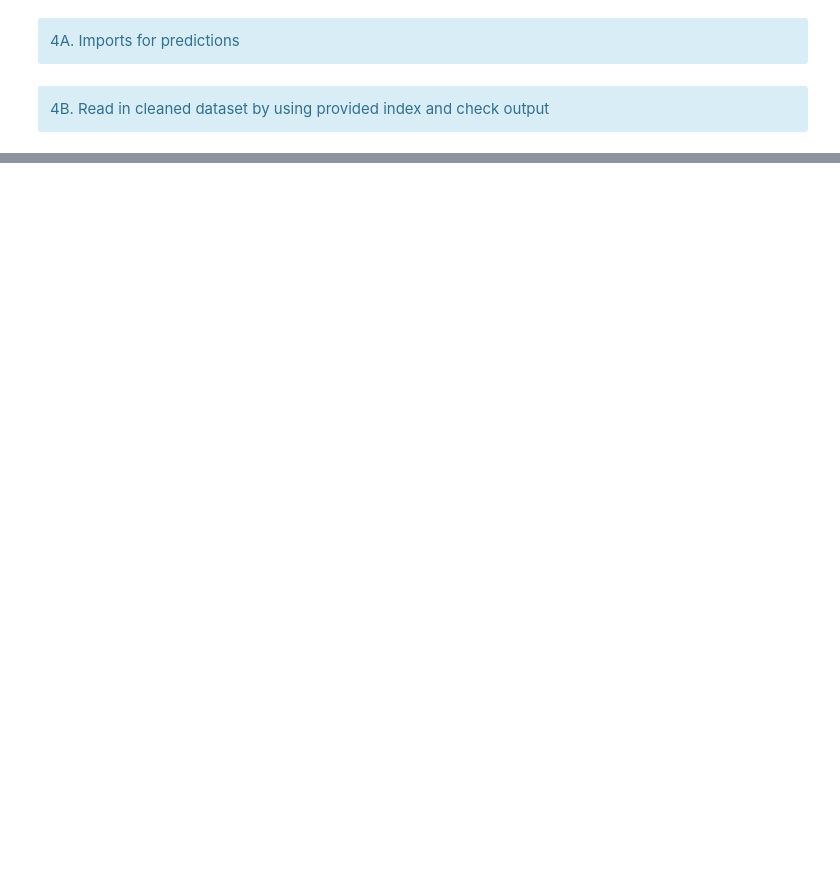
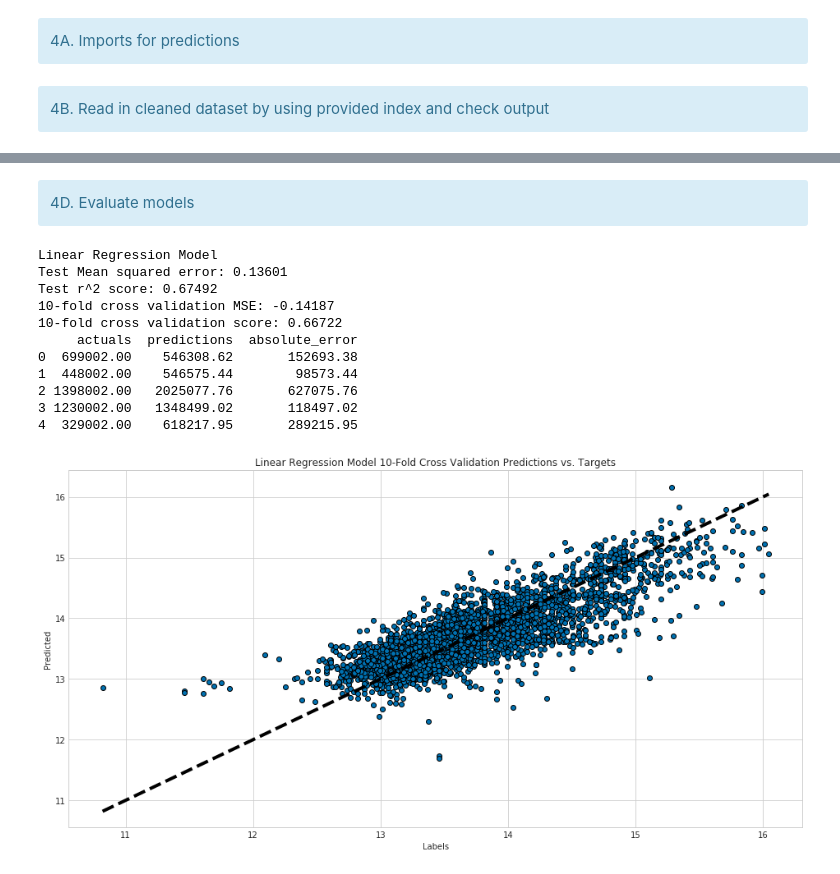
Before and after one commit to stevengarloklee/ckme136-toronto-housing-project, a Jupyter notebook: CKME136 - Capstone Project - Toronto Real Estate Listings - Step 4 - Predictions.ipynb, the cells around one changed output, grey strips where cells are left out. Drawn from its saved outputs; the diff is of its cells as text; code cells hidden in the pictures; blank space fills up the shorter version.

```diff
--- a/CKME136 - Capstone Project - Toronto Real Estate Listings - Step 4 - Predictions.ipynb
+++ b/CKME136 - Capstone Project - Toronto Real Estate Listings - Step 4 - Predictions.ipynb
@@ -221,0 +99,8 @@ plt.show()
+# %%
+# 1. Instantiate, train, and predict with linear regression model
+lm = linear_model.LinearRegression()
+lm.fit(train_features, train_labels)
+lm_predictions = lm.predict(test_features)
+lm_predictions_train = lm.predict(train_features)
+lm_model_name = 'Linear Regression Model'
+print("Training is complete")
@@ -221,0 +178,53 @@ plt.show()
+# %% [markdown]
+<div class="alert alert-block alert-info">
+4D. Evaluate models
+# %%
+# function to generate model statistics test vs. predictions
+def model_statistics(model_name, model, model_predictions, train_predictions):
+    print (model_name)
+    print ("Test Mean squared error: %.5f" % mean_squared_error(test_labels, model_predictions))
+    print ('Test r^2 score: %.5f' % r2_score(test_labels, model_predictions))
+#     print ('Train r^2 score: %.4f' % r2_score(train_labels, train_predictions))
+    print ('10-fold cross validation MSE: %.5f' % cross_val_score(model, features, labels, cv=10, scoring='neg_mean_squared_error').mean())
+    print ('10-fold cross validation score: %.5f' % cross_val_score(model, features, labels, cv=10).mean())
+# %%
+# function to show x predictions and actuals
+def sample_labels_vs_predictions(model_predictions, number_of_predictions):
+    model_predictions = np.exp(model_predictions)+1
+    predictions_show = np.array((model_predictions)[0:number_of_predictions]).astype(float)
+    actuals_show = np.array((np.exp(test_labels)+1)[0:number_of_predictions]).astype(float)
+    # Calculate absolute error
+    model_compare = pd.DataFrame({'predictions': predictions_show, 'actuals': actuals_show})
+    model_compare['absolute_error'] = abs(model_compare.predictions - model_compare.actuals)
+
+    print model_compare.head(number_of_predictions)
+# %%
+# Visualization of cross validation predictions vs. actual
+def visualize_cross_validations(model_name, model):
+    predicted = cross_val_predict(model, features, labels, cv=10)
+    ax.set_xlabel('Labels')
+    ax.set_ylabel('Predicted')
+    ax.set_title(model_name+' 10-Fold Cross Validation Predictions vs. Targets')
+    plt.show()
+
+    fig, ax = plt.subplots(figsize=(16, 8))
+    ax.scatter(labels, predicted, edgecolors=(0, 0, 0))
+    ax.plot([labels.min(), labels.max()], [labels.min(), labels.max()], 'k--', lw=4)
+# %%
+# Linear Model Evaluation
+model_statistics(lm_model_name, lm, lm_predictions, lm_predictions_train)
+sample_labels_vs_predictions(lm_predictions, 5)
+visualize_cross_validations(lm_model_name, lm)
+# %% [output]
+Linear Regression Model
+Test Mean squared error: 0.13601
+Test r^2 score: 0.67492
+10-fold cross validation MSE: -0.14187
+10-fold cross validation score: 0.66722
+     actuals  predictions  absolute_error
+0  699002.00    546308.62       152693.38
+1  448002.00    546575.44        98573.44
+2 1398002.00   2025077.76       627075.76
+3 1230002.00   1348499.02       118497.02
+4  329002.00    618217.95       289215.95
+[figure, added]
```
Also changed, not shown: parts of 69 cells of this notebook.
